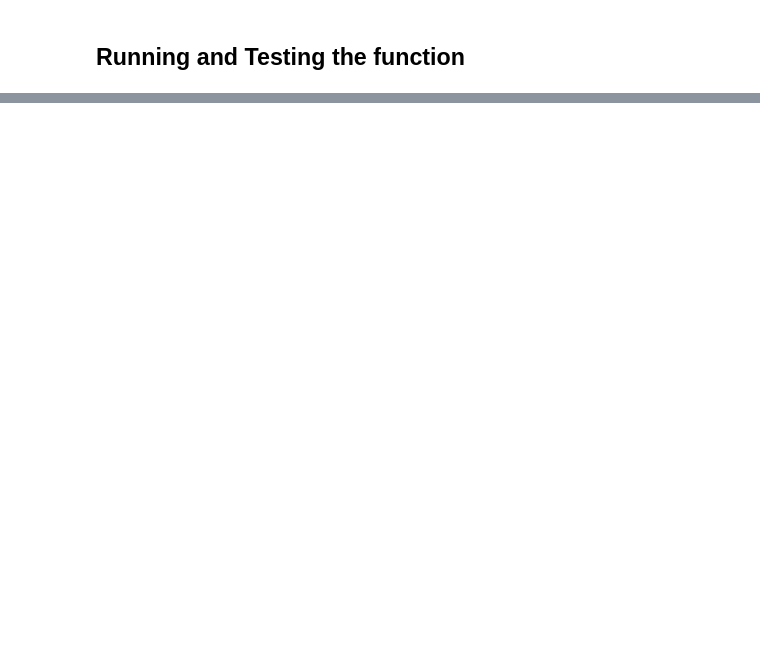
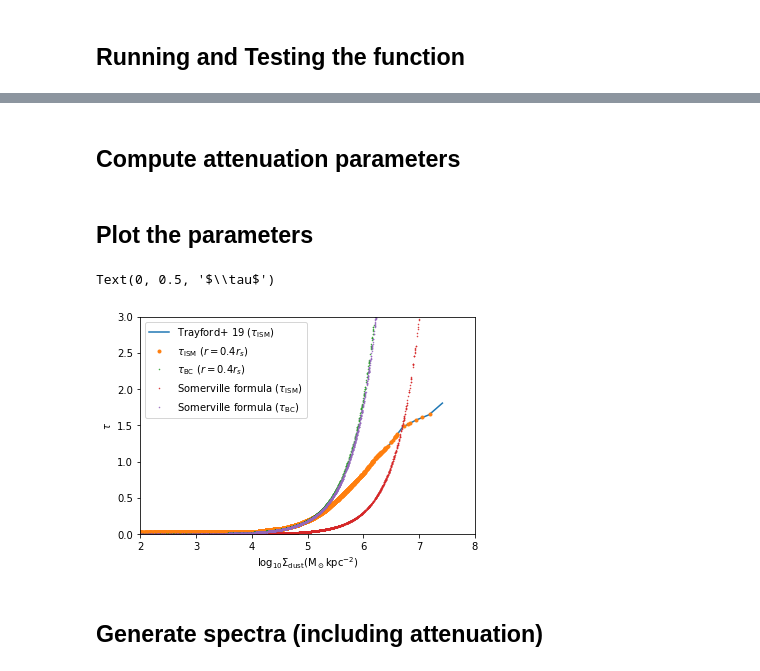
Before and after one commit to dptriani/mentari, a Jupyter notebook: For-dusty-sage.ipynb, the cells around one changed output, grey strips where cells are left out. Drawn from its saved outputs; the diff is of its cells as text; code cells hidden in the pictures; blank space fills up the shorter version.

```diff
--- a/For-dusty-sage.ipynb
+++ b/For-dusty-sage.ipynb
@@ -954,7 +1355,7 @@ redshift = [0.000, 1.386, 2.070, 3.060, 4.179, 5.289, 6.197, 7.272] #millennium
 #redshift = [0.000]
 #redshift = [0.000, 1.321, 2.028, 3.037, 4.038, 5.150, 6.022, 7.026] #MDPL
 firstfile = 0
-lastfile = 1
+lastfile = 0
 MaxTreeFiles = lastfile - firstfile + 1
 # %%
 def read_one_file(name, Galdesc):
@@ -1160,0 +1401,5 @@ plt.ylabel('Stellar Metallicity')
+# %%
+snap_limit = 63
+#mass_sage, metals_sage = build_mass_and_metallicity_history(0, directory, firstfile, lastfile, snap_limit)
+mass_dusty, metals_dusty  = build_mass_and_metallicity_history(1, directory_dusty, firstfile, lastfile, snap_limit)
+dust, gas_metals, gas, rad  = build_dust_history(1, directory_dusty, firstfile, lastfile)
@@ -1160,0 +1545,44 @@ plt.ylabel('Stellar Metallicity')
+# %% [markdown]
+## Compute attenuation parameters
+# %%
+w = np.where((mass_dusty[:,snap_limit] > 0) & (dust[:,snap_limit] > 0))[0]
+Mass = mass_dusty[w] / Hubble_h
+Metals = metals_dusty[w]
+
+Dust = dust[w,snap_limit] / Hubble_h
+Gas = gas[w,snap_limit] / Hubble_h
+Rad = rad[w,snap_limit] / Hubble_h
+eta_BC = [-0.7] * len(Dust)
+eta_ISM_v2 = [-1.3] * len(Dust)
+Sigma_BC, tau_head_BC = compute_tau_BC(Dust, Gas, Rad)
+Sigma_tau_ISM, tau_head_ISM = compute_tau_ISM(Dust, Gas, Rad)
+Sigma_eta_ISM, eta_ISM = compute_eta_ISM(Dust, Gas, Rad)
+
+Sigma_ISM_v2, tau_ISM_v2 = compute_tau_ISM_v2 (Dust, Rad)
+Sigma_BC_v2, tau_BC_v2 = compute_tau_BC_v2 (Dust, Rad)
+# %% [markdown]
+## Plot the parameters
+# %%
+#Data from Trayford+ 19
+#Sigma_dust vs tau ISM
+Sigma_dust_tau = [4.088, 4.351, 4.579, 4.823, 5.057, 5.292, 5.528, 5.765, 6.001, 6.234, 6.470, 6.704, 6.941, 7.177, 7.416]
+tau_head_Trayford = [0.031, 0.059, 0.078, 0.129, 0.203, 0.308, 0.467, 0.647, 0.838, 1.065, 1.235, 1.475, 1.571, 1.645, 1.806]
+
+Sigma_dust_eta = [4.116, 4.354, 4.588, 4.822, 5.061, 5.293, 5.533, 5.763, 6.003, 6.236, 6.469, 6.706, 6.943, 7.181, 7.411]
+eta_ISM_Trayford = [-1.379, -1.357, -1.334, -1.243, -1.170, -1.062, -0.922, -0.778, -0.668, -0.570, -0.506, -0.453, -0.381, -0.318, -0.307]
+
+plt.plot(Sigma_dust_tau, tau_head_Trayford, '-', label=r'Trayford+ 19 ($\tau_\mathrm{ISM}$)')
+plt.plot(Sigma_tau_ISM, tau_head_ISM, '.', markersize=6, label=r'$\tau_\mathrm{ISM}\ (r = 0.4 r_s)$')
+plt.plot(Sigma_BC, tau_head_BC, '.', markersize=1, label=r'$\tau_\mathrm{BC}\ (r = 0.4 r_s)$')
+
+plt.plot(np.log10(Sigma_ISM_v2 * 1e6), tau_ISM_v2, '.', markersize=1, label=r'Somerville formula ($\tau_\mathrm{ISM}$)')
+plt.plot(np.log10(Sigma_BC_v2 * 1e6), tau_BC_v2, '.', markersize=1, label=r'Somerville formula ($\tau_\mathrm{BC}$)')
+plt.xlim(2, 8)
+plt.ylim(0, 3)
+plt.legend(loc=0)
+plt.xlabel(r'$\log_{10} \Sigma_\mathrm{dust} (\mathrm{M_\odot} \mathrm{kpc}^{-2})$')
+plt.ylabel(r'$\tau$')
+#plt.savefig('plots/tau_mini_somerville.png')
+# %% [output]
+Text(0, 0.5, '$\\tau$')
+[figure, added]
@@ -1160,0 +1600,2 @@ plt.ylabel('Stellar Metallicity')
+# %% [markdown]
+## Generate spectra (including attenuation)
```
Also changed, not shown: parts of 146 cells of this notebook, 1 other file.
